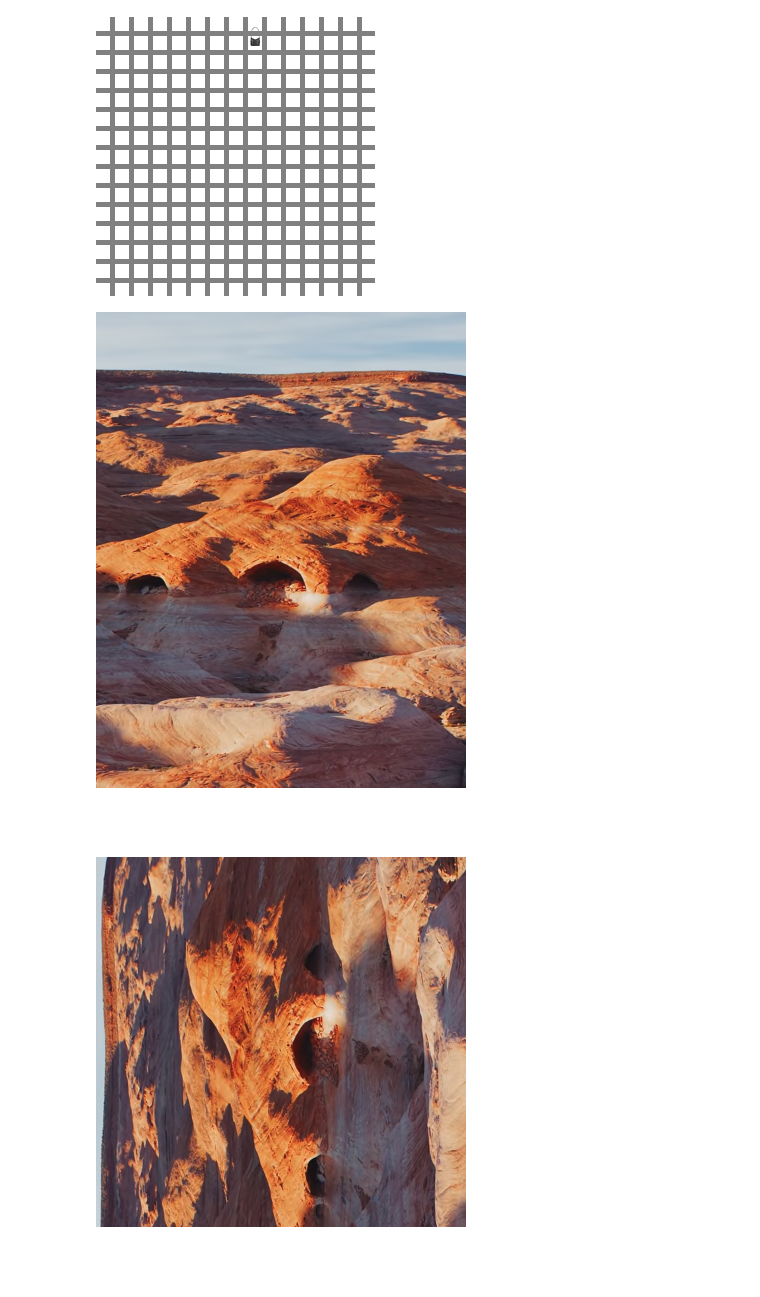
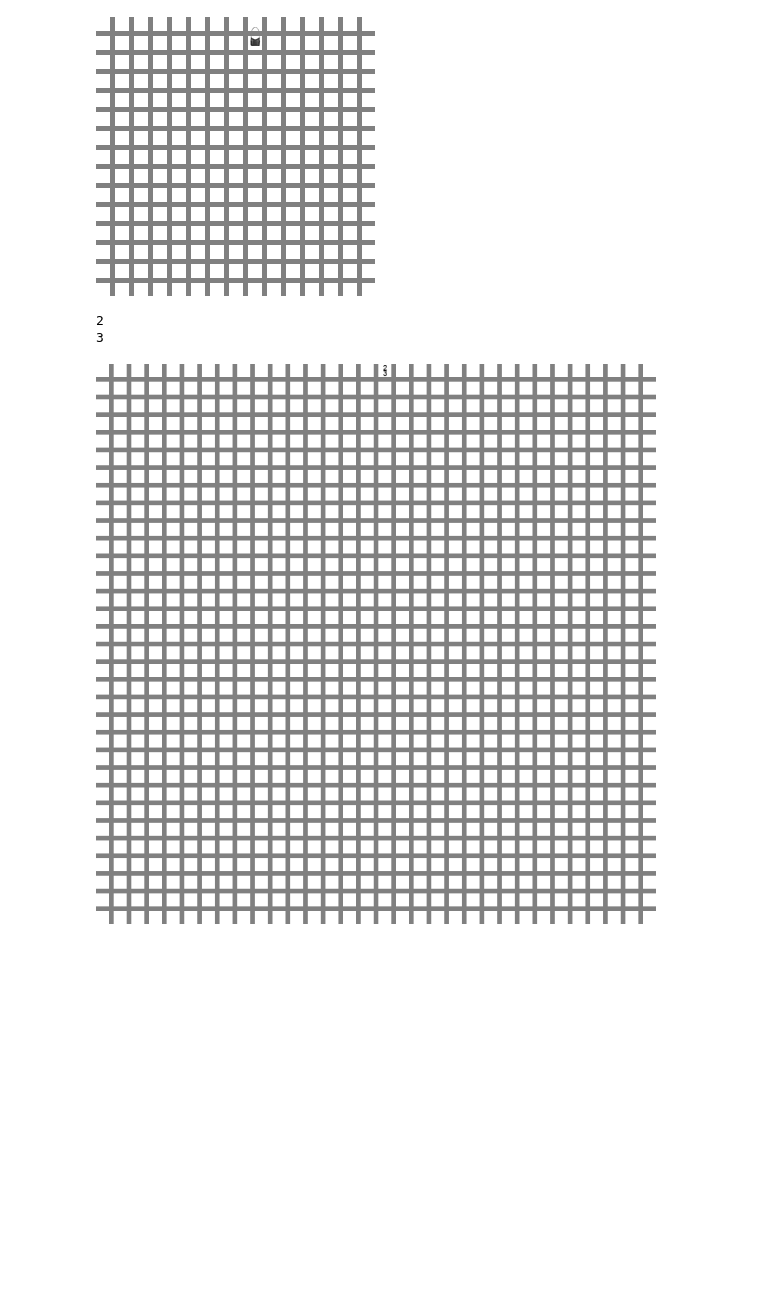
Before and after one commit to saccharomycetes/PerLim, a Jupyter notebook: test.ipynb, the cells around one changed output. Cells and saved outputs as stored; diff of their text form; code cells hidden in the pictures; blank space fills up the shorter version.

```diff
--- a/test.ipynb
+++ b/test.ipynb
@@ -58,11 +59,44 @@ def split_image_into_grids(image_path, grid_size=14, interval=5):
 split_image_into_grids('/data/commonsense-data-selection/visual_detail/PerLim/data/fashion/images/blip2-flan-t5-xxl/hcut/34_8_10.png')
 # %% [output]
 [figure]
-# %%
-from PIL import Image
-image = Image.open('/workspace/PerLim/a.png')
-display(image)
-display(image.rotate(90))
-# %% [output]
-[figure, removed]
-[figure, removed]
+# %%
+from src.data_creation_digits_vertical import *
+import numpy as np
+
+def split_image_into_grids(image, grid_size=14, interval=5, image_size=224):
+
+    # Convert image to numpy array
+    img_array = np.array(image)
+
+    # Create a new blank image with grey background
+    new_size = image_size + (image_size // (grid_size) -1) * interval
+    new_img = Image.new('RGB', (new_size, new_size), color='grey')
+
+    # Split the image into grids
+    for x in range(0, image_size, grid_size):
+        for y in range(0, image_size, grid_size):
+            # Extract the grid
+            grid = img_array[x:x+grid_size, y:y+grid_size]
+
+            # Calculate the position in the new image
+            new_x = x + (x // (grid_size)) * interval
+            new_y = y + (y // (grid_size)) * interval
+
+            # Paste the grid onto the new image
+            new_img.paste(Image.fromarray(grid), (new_y, new_x))
+
+    return new_img
+# %%
+args = argparse.Namespace()
+args.image_size = 448
+args.patch_size = 14
+args.patch_num = 32
+args.digit_set = [['23']]
+args.rotate = False
+
+image = create_hcut_image(args)
+split_image_into_grids(image, image_size=args.image_size, grid_size=args.patch_size, interval=5)
+# %% [output]
+2
+3
+[figure, added]
```
Also changed, not shown: parts of 1 cell of this notebook, 21 other files.
